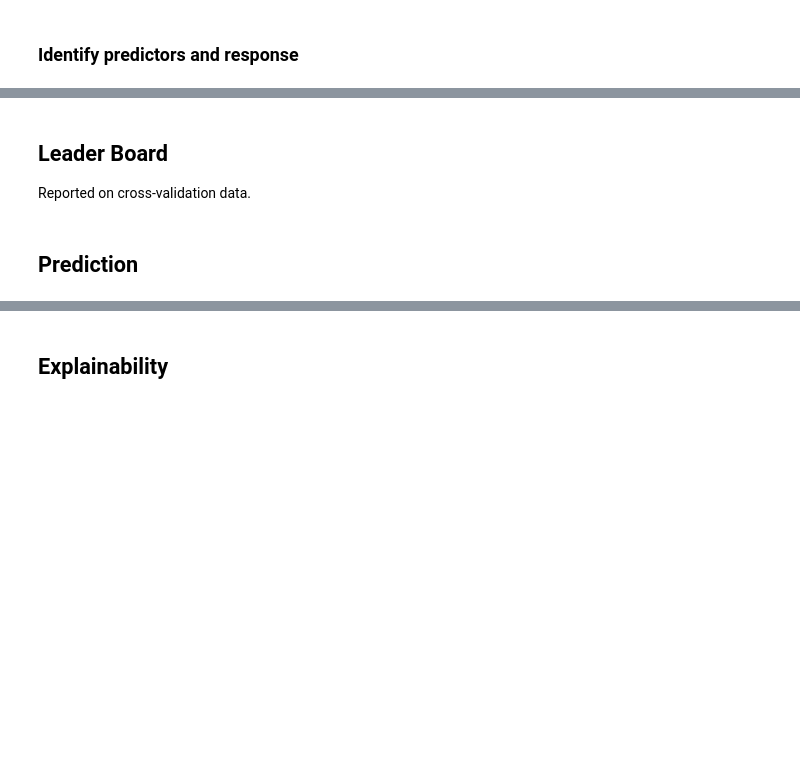
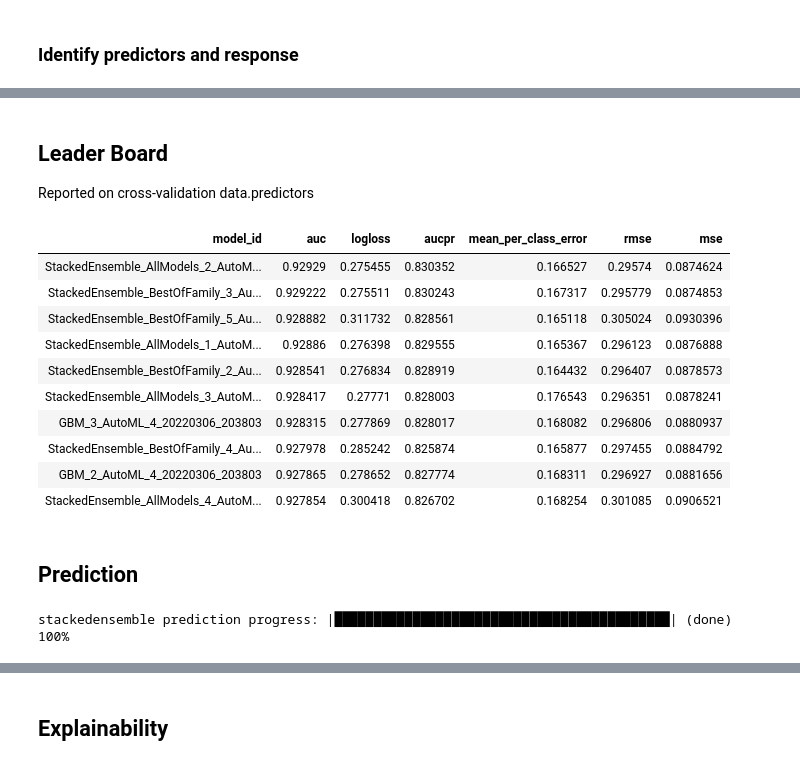
Before and after one commit to victorlifan/msds697_distributed_data_systems_2022, a Jupyter notebook: Day12/ex02_AutoML-Skeleton.ipynb, the cells around one changed output, grey strips where cells are left out. Drawn from its saved outputs; the diff is of its cells as text; code cells hidden in the pictures; blank space fills up the shorter version.

```diff
--- a/Day12/ex02_AutoML-Skeleton.ipynb
+++ b/Day12/ex02_AutoML-Skeleton.ipynb
@@ -71,10 +236,24 @@ model_automl.
 # %% [markdown]
 ## Leader Board
 
-Reported on cross-validation data.
+Reported on cross-validation data.predictors
 # %%
-model_automl.
+model_automl.leaderboard
+# %% [output]
+| model_id | auc | logloss | aucpr | mean_per_class_error | rmse | mse |
+| StackedEnsemble_AllModels_2_AutoM... | 0.92929 | 0.275455 | 0.830352 | 0.166527 | 0.29574 | 0.0874624 |
+| StackedEnsemble_BestOfFamily_3_Au... | 0.929222 | 0.275511 | 0.830243 | 0.167317 | 0.295779 | 0.0874853 |
+| StackedEnsemble_BestOfFamily_5_Au... | 0.928882 | 0.311732 | 0.828561 | 0.165118 | 0.305024 | 0.0930396 |
+| StackedEnsemble_AllModels_1_AutoM... | 0.92886 | 0.276398 | 0.829555 | 0.165367 | 0.296123 | 0.0876888 |
+| StackedEnsemble_BestOfFamily_2_Au... | 0.928541 | 0.276834 | 0.828919 | 0.164432 | 0.296407 | 0.0878573 |
+| StackedEnsemble_AllModels_3_AutoM... | 0.928417 | 0.27771 | 0.828003 | 0.176543 | 0.296351 | 0.0878241 |
+| GBM_3_AutoML_4_20220306_203803 | 0.928315 | 0.277869 | 0.828017 | 0.168082 | 0.296806 | 0.0880937 |
+| StackedEnsemble_BestOfFamily_4_Au... | 0.927978 | 0.285242 | 0.825874 | 0.165877 | 0.297455 | 0.0884792 |
+| GBM_2_AutoML_4_20220306_203803 | 0.927865 | 0.278652 | 0.827774 | 0.168311 | 0.296927 | 0.0881656 |
+| StackedEnsemble_AllModels_4_AutoM... | 0.927854 | 0.300418 | 0.826702 | 0.168254 | 0.301085 | 0.0906521 |
 # %% [markdown]
 ## Prediction
 # %%
-predictions = model_automl.
+predictions = model_automl.predict(adult_valid_h2o)
+# %% [output]
+stackedensemble prediction progress: |███████████████████████████████████████████| (done) 100%
```
Also changed, not shown: parts of 11 cells of this notebook, 42 other files.
